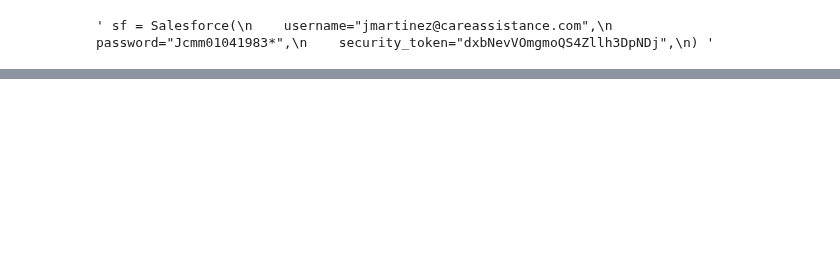
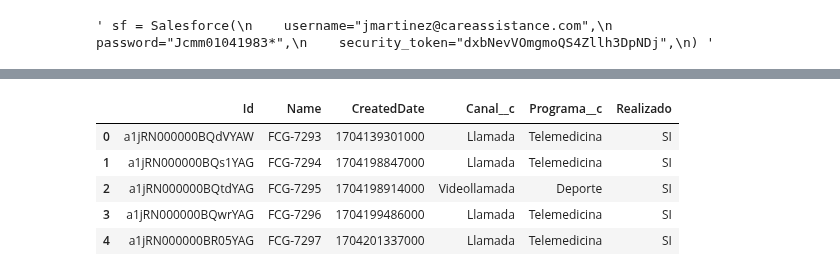
Before and after one commit to juanca-martinez/basefinal, a Jupyter notebook: modeloNuevo/deporte_JK.ipynb, the cells around one changed output, grey strips where cells are left out. Saved outputs shown, nothing was run; the diff lists cells and outputs as text; code cells hidden in the pictures; blank space fills up the shorter version.

```diff
--- a/modeloNuevo/deporte_JK.ipynb
+++ b/modeloNuevo/deporte_JK.ipynb
@@ -174 +171,16 @@ df_nutricion.head()
+# %%
+
+query_general = "SELECT Id,Name,CreatedDate,Canal__c,Programa__c from Ficha_Clinica_General__c WHERE CALENDAR_YEAR(CreatedDate ) >= 2024 ORDER BY CreatedDate"
+df_general = sf.smart_query(query_general)
+
+df_general["Realizado"] = "SI"
+
+df_general.head()
+# %% [output]
+|  | Id | Name | CreatedDate | Canal__c | Programa__c | Realizado |
+| 0 | a1jRN000000BQdVYAW | FCG-7293 | 1704139301000 | Llamada | Telemedicina | SI |
+| 1 | a1jRN000000BQs1YAG | FCG-7294 | 1704198847000 | Llamada | Telemedicina | SI |
+| 2 | a1jRN000000BQtdYAG | FCG-7295 | 1704198914000 | Videollamada | Deporte | SI |
+| 3 | a1jRN000000BQwrYAG | FCG-7296 | 1704199486000 | Llamada | Telemedicina | SI |
+| 4 | a1jRN000000BR05YAG | FCG-7297 | 1704201337000 | Llamada | Telemedicina | SI |
 # %%
```
Also changed, not shown: parts of 3 cells of this notebook, 2 other files.
